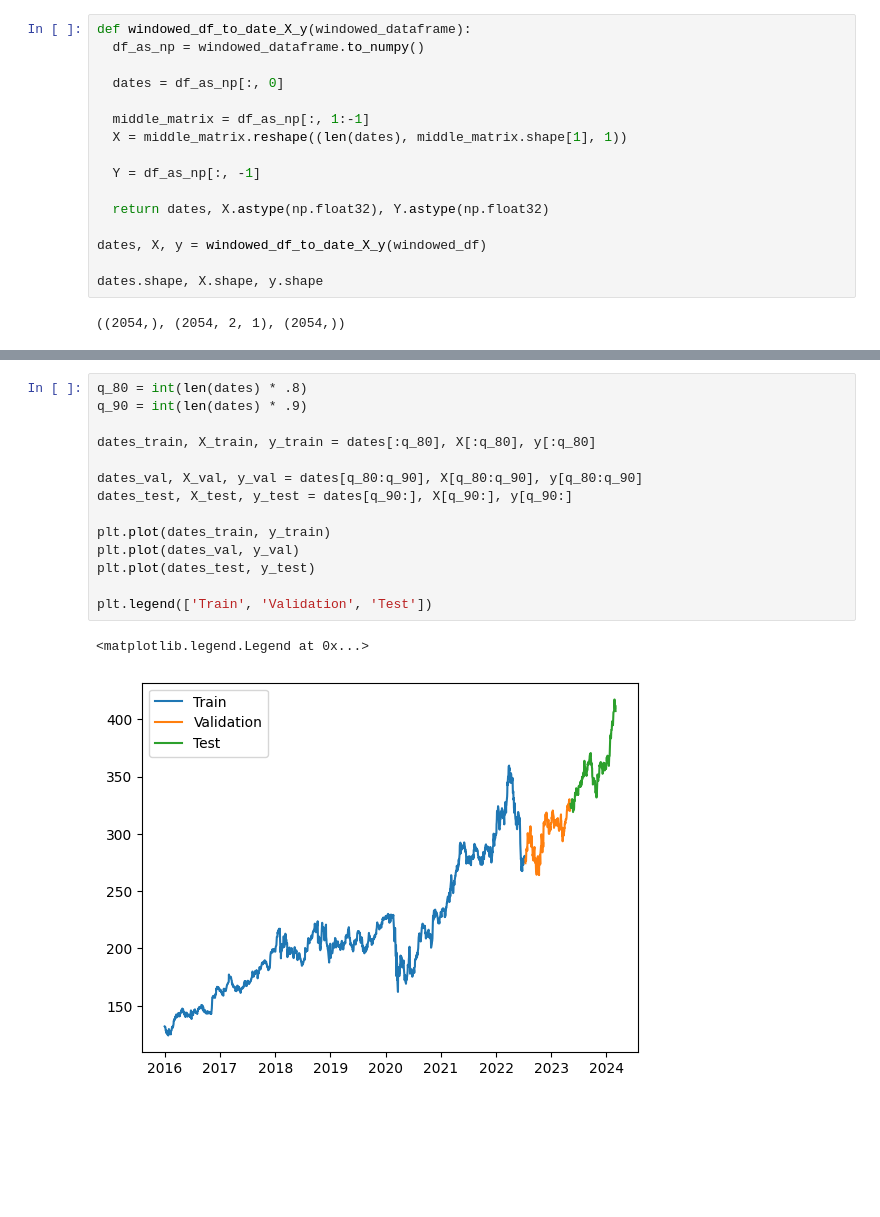
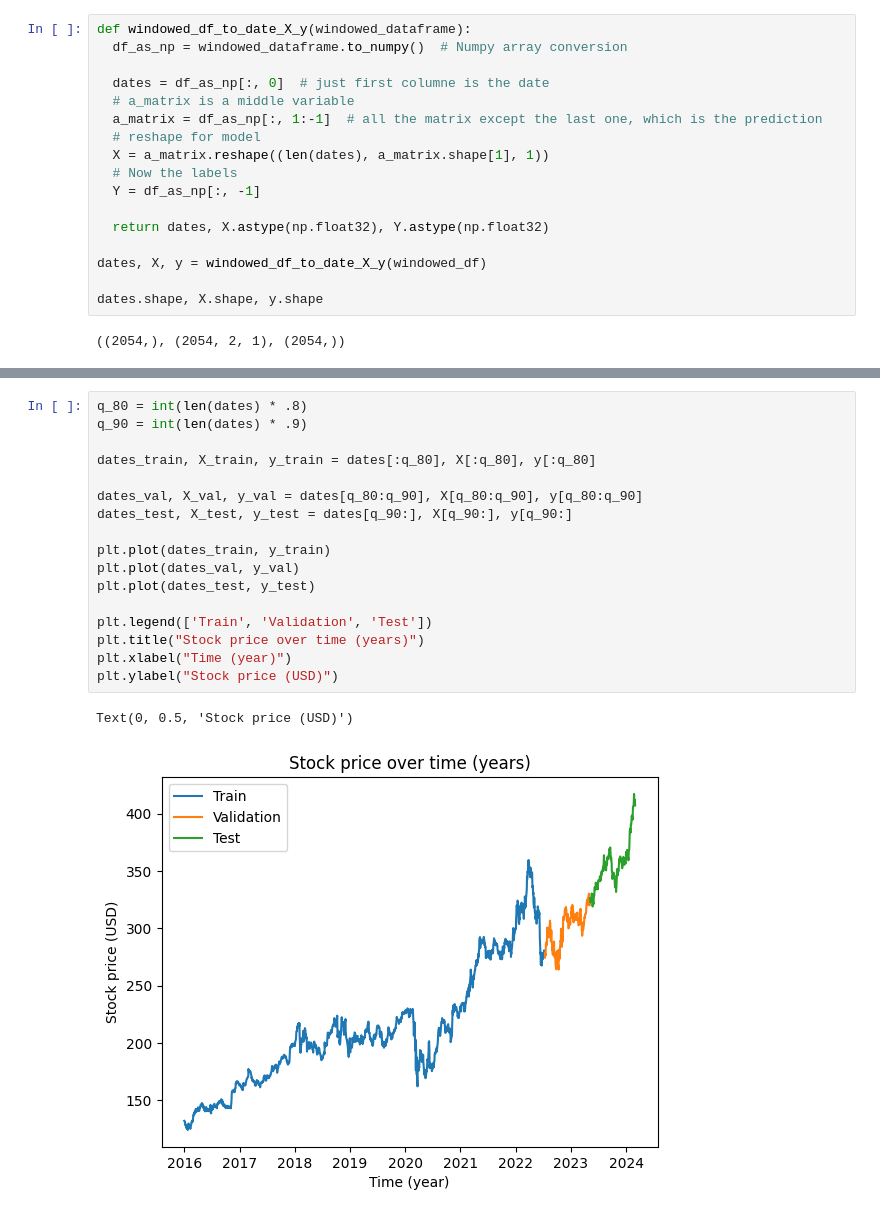
Before and after one commit to siqiangwu/Stock_price_prediction_and_forecasting_LSTM, a Jupyter notebook: Stock_price_prediction.ipynb, the cells around one changed output, grey strips where cells are left out. Drawn from its saved outputs; the diff is of its cells as text; blank space fills up the shorter version.

```diff
--- a/Stock_price_prediction.ipynb
+++ b/Stock_price_prediction.ipynb
@@ -234,12 +252,13 @@ windowed_df
 # %%
 def windowed_df_to_date_X_y(windowed_dataframe):
-  df_as_np = windowed_dataframe.to_numpy()
+  df_as_np = windowed_dataframe.to_numpy()  # Numpy array conversion
 
-  dates = df_as_np[:, 0]
-
-  middle_matrix = df_as_np[:, 1:-1]
-  X = middle_matrix.reshape((len(dates), middle_matrix.shape[1], 1))
-
+  dates = df_as_np[:, 0]  # just first columne is the date
+  # a_matrix is a middle variable
+  a_matrix = df_as_np[:, 1:-1]  # all the matrix except the last one, which is the prediction
+  # reshape for model
+  X = a_matrix.reshape((len(dates), a_matrix.shape[1], 1))
+  # Now the labels
   Y = df_as_np[:, -1]
 
   return dates, X.astype(np.float32), Y.astype(np.float32)
@@ -252,17 +275,20 @@ dates.shape, X.shape, y.shape
 # %%
 q_80 = int(len(dates) * .8)
 q_90 = int(len(dates) * .9)
 
 dates_train, X_train, y_train = dates[:q_80], X[:q_80], y[:q_80]
 
 dates_val, X_val, y_val = dates[q_80:q_90], X[q_80:q_90], y[q_80:q_90]
 dates_test, X_test, y_test = dates[q_90:], X[q_90:], y[q_90:]
 
 plt.plot(dates_train, y_train)
 plt.plot(dates_val, y_val)
 plt.plot(dates_test, y_test)
 
 plt.legend(['Train', 'Validation', 'Test'])
+plt.title("Stock price over time (years)")
+plt.xlabel("Time (year)")
+plt.ylabel("Stock price (USD)")
 # %% [output]
-<matplotlib.legend.Legend at 0x...>
+Text(0, 0.5, 'Stock price (USD)')
-[figure, old version]
+[figure, new version]
```
Also changed, not shown: parts of 36 cells of this notebook.
